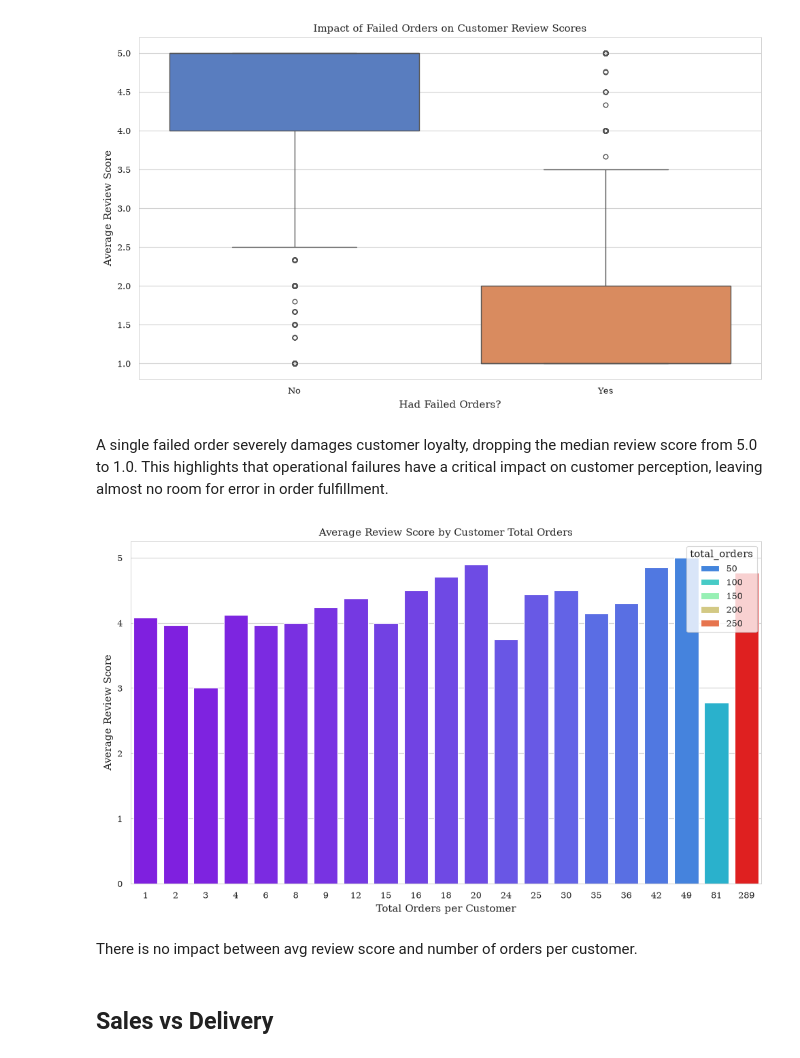
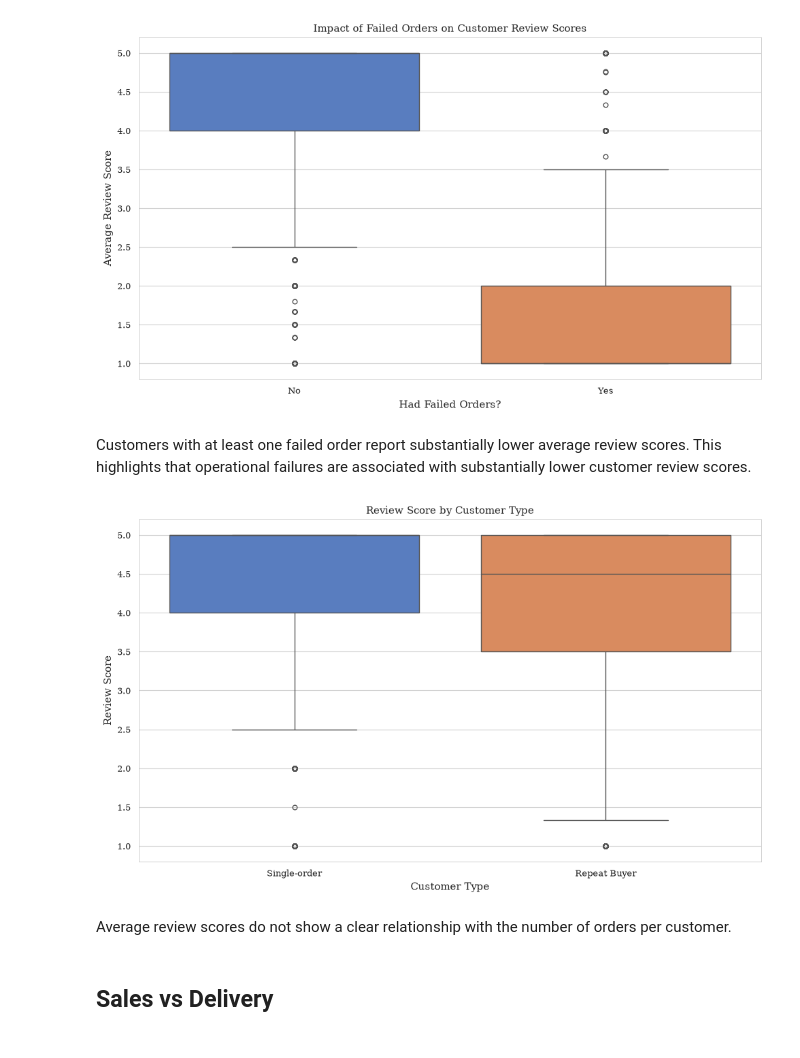
Before and after one commit to MarKotyn/olist-ecommerce-customer-analytics, a Jupyter notebook: python/notebooks/02_eda.ipynb, the cells around one changed output. Saved outputs shown, nothing was run; the diff lists cells and outputs as text; code cells hidden in the pictures.

```diff
--- a/python/notebooks/02_eda.ipynb
+++ b/python/notebooks/02_eda.ipynb
@@ -415,8 +394,14 @@ Shipping performance is a primary driver of customer satisfaction, as the median
 # Cross-View Analysis
 # %% [markdown]
 ## Geographical Satisfaction and Logistics
+# %%
+df_reviews_by_customer = df_reviews.groupby("customer_unique_id", as_index=False).agg(
+    avg_review_score=("review_score", "mean"),
+    avg_delivery_days=("delivery_days", "mean"),
+    review_count=("review_score", "count")
+    )
 # %%
-df_customers_reviews = pd.merge(df_customers, df_reviews, on="customer_unique_id")
+df_customers_reviews = pd.merge(df_customers, df_reviews_by_customer, on="customer_unique_id", how="left", validate="one_to_one")
 # %%
 df_geo = df_customers_reviews.groupby("customer_state").agg({
     "total_orders": "sum",
@@ -483,13 +471,9 @@ There is a clear negative correlation between logistical performance and custome
 # %% [markdown]
 ## Customers Sentiment
 # %%
-df_sentiment = df_customers_reviews.groupby("customer_unique_id").agg({
-    "total_spent": "sum",
-    "review_score": "mean",
-    "total_orders": "sum",
-    "failed_orders": "sum"
-})
+df_sentiment = df_customers_reviews[["customer_unique_id", "total_spent", "total_orders", "failed_orders", "avg_review_score"]].copy()
+df_sentiment.dropna(subset="avg_review_score", inplace=True)
 # %%
-df_sentiment['review_group'] = df_sentiment['review_score'].round().astype(int)
+df_sentiment["review_group"] = df_sentiment["avg_review_score"].round().astype(int)
 df_sentiment
 # %% [output]
@@ -550,31 +533,34 @@ plot.finish_plot(
 # %% [output]
 [figure]
 # %% [markdown]
-A single failed order severely damages customer loyalty, dropping the median review score from 5.0 to 1.0. This highlights that operational failures have a critical impact on customer perception, leaving almost no room for error in order fulfillment.
+Customers with at least one failed order report substantially lower average review scores. This highlights that operational failures are associated with substantially lower customer review scores.
 # %%
 fig, ax1 = plot.create_figure(rotate_x=False, sec_y=False)
 
-sns.barplot(
+df_sentiment["customer_type"] = df_sentiment["total_orders"].apply(
+    lambda x: "Single-order" if x == 1 else "Repeat Buyer"
+)
+
+sns.boxplot(
     data=df_sentiment,
     ax=ax1,
-    x='total_orders',
-    y='review_score',
-    errorbar=None,
-    hue='total_orders',
-    palette= 'rainbow'
+    x="customer_type",
+    y="avg_review_score",
+    hue="customer_type",
+    palette="muted"
 )
 
 plot.finish_plot(
     ax1=ax1,
-    title="Average Review Score by Customer Total Orders",
-    xlabel="Total Orders per Customer",
-    ax1_ylabel="Average Review Score",
+    title="Review Score by Customer Type",
+    xlabel="Customer Type",
+    ax1_ylabel="Review Score",
     legend=False
 )
 # %% [output]
-[figure, old version]
+[figure, new version]
 # %% [markdown]
-There is no impact between avg review score and number of orders per customer.
+Average review scores do not show a clear relationship with the number of orders per customer.
 # %% [markdown]
 ## Sales vs Delivery
 # %%
```
Also changed, not shown: parts of 46 cells of this notebook, 1 other file.
